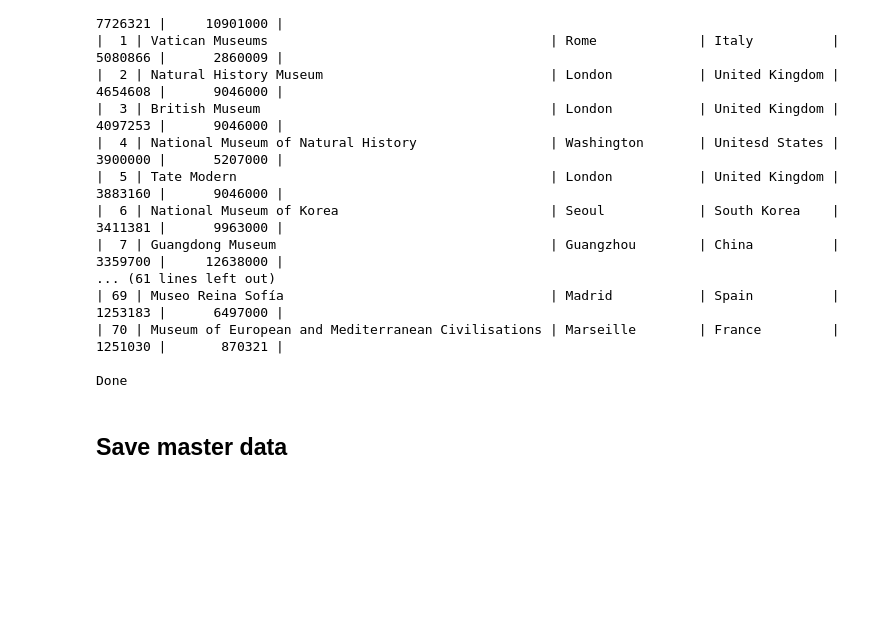
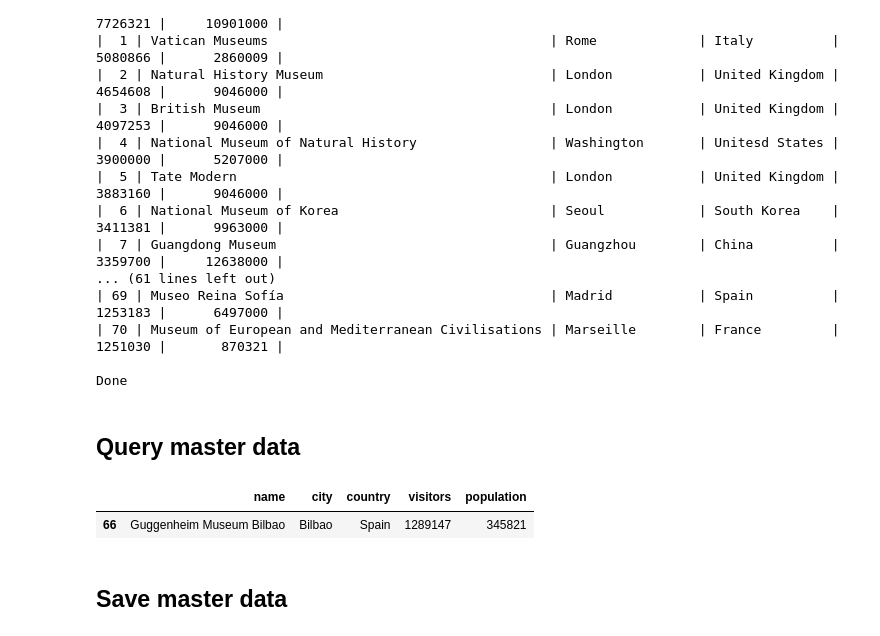
Before and after one commit to bartbalaz/ivado_labs_assignment, a Jupyter notebook: Main.ipynb, the cells around one changed output. Cells and saved outputs as stored; diff of their text form; code cells hidden in the pictures; blank space fills up the shorter version.

```diff
--- a/Main.ipynb
+++ b/Main.ipynb
@@ -120,6 +120,21 @@ Master data
 | 70 | Museum of European and Mediterranean Civilisations | Marseille        | France         |    1251030 |       870321 |
 
 Done
+# %% [markdown]
+## Query master data
+# %%
+# Query a given city e.g. France,
+#museums.master_data.query('city == "Mexico City"' )[['name', 'country', 'city', 'population']]
+
+# List all the countries
+# museums.master_data['country'].drop_duplicates().sort_values()
+
+#
+# Query a given country for cities with population less than a given value
+museums.master_data.query('country == "Spain" and population < 6000000' )
+# %% [output]
+|  | name | city | country | visitors | population |
+| 66 | Guggenheim Museum Bilbao | Bilbao | Spain | 1289147 | 345821 |
 # %% [markdown]
 ## Save master data
 # %%
```
Also changed, not shown: parts of 8 cells of this notebook, 2 other files.
